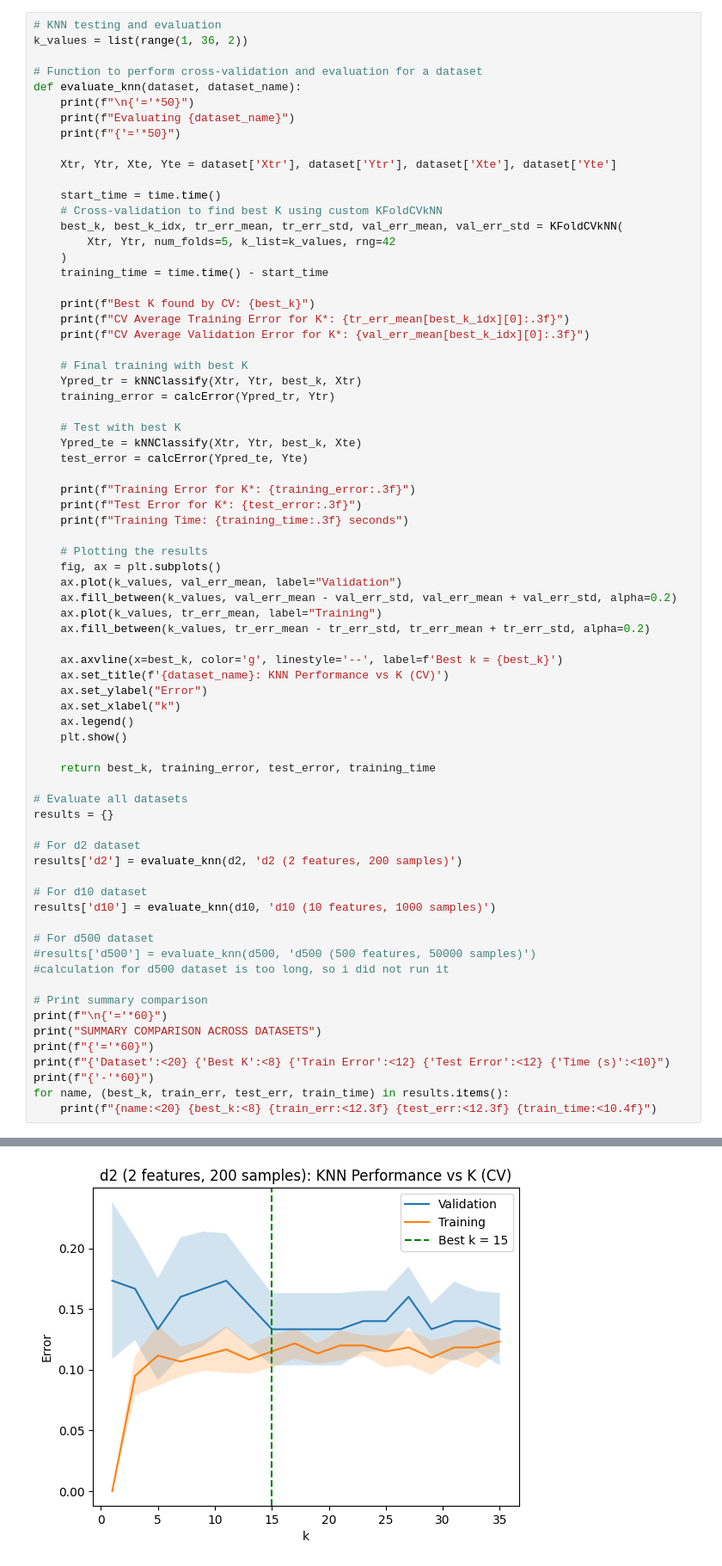
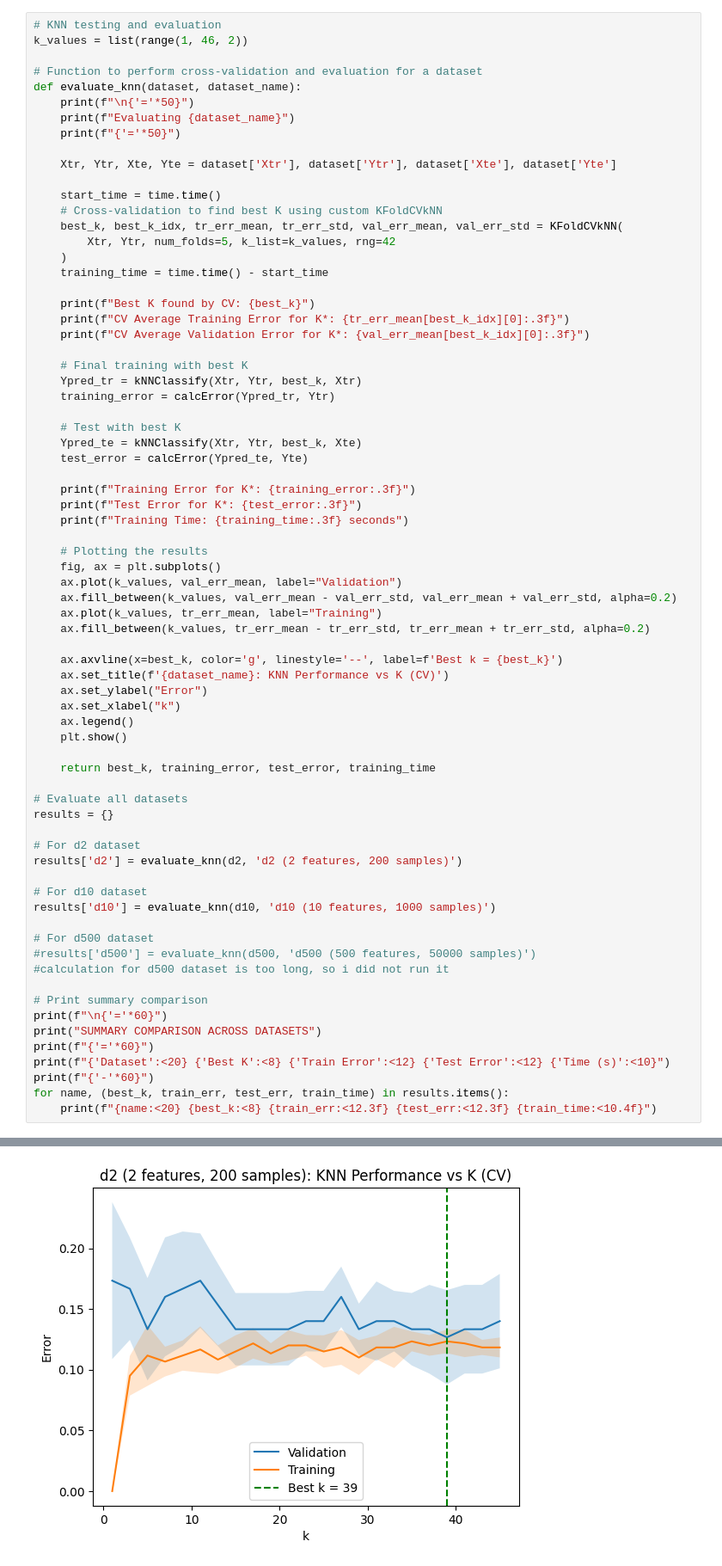
Before and after one commit to mariomine88/Unige_code, a Jupyter notebook: Master/First/ML/Mid-term 1/MidTerm_p1.ipynb, the cells around one changed output, grey strips where cells are left out. Shown at 86% size. Drawn from its saved outputs; the diff is of its cells as text.

```diff
--- a/Master/First/ML/Mid-term 1/MidTerm_p1.ipynb
+++ b/Master/First/ML/Mid-term 1/MidTerm_p1.ipynb
@@ -170,7 +172,7 @@ def KFoldCVkNN(Xtr, Ytr, num_folds, k_list, rng: int | Generator | None = None):
     return best_k, best_k_idx, tr_err_mean, tr_err_std, val_err_mean, val_err_std
 # %%
 # KNN testing and evaluation
-k_values = list(range(1, 36, 2))
+k_values = list(range(1, 46, 2))
 
 # Function to perform cross-validation and evaluation for a dataset
 def evaluate_knn(dataset, dataset_name):
@@ -253,4 +255,4 @@ Training Time: 4.789 seconds
-[figure, old version]
+[figure, new version]
 ==================================================
 Evaluating d10 (10 features, 1000 samples)
 ==================================================
```
Also changed, not shown: parts of 2 cells of this notebook.
